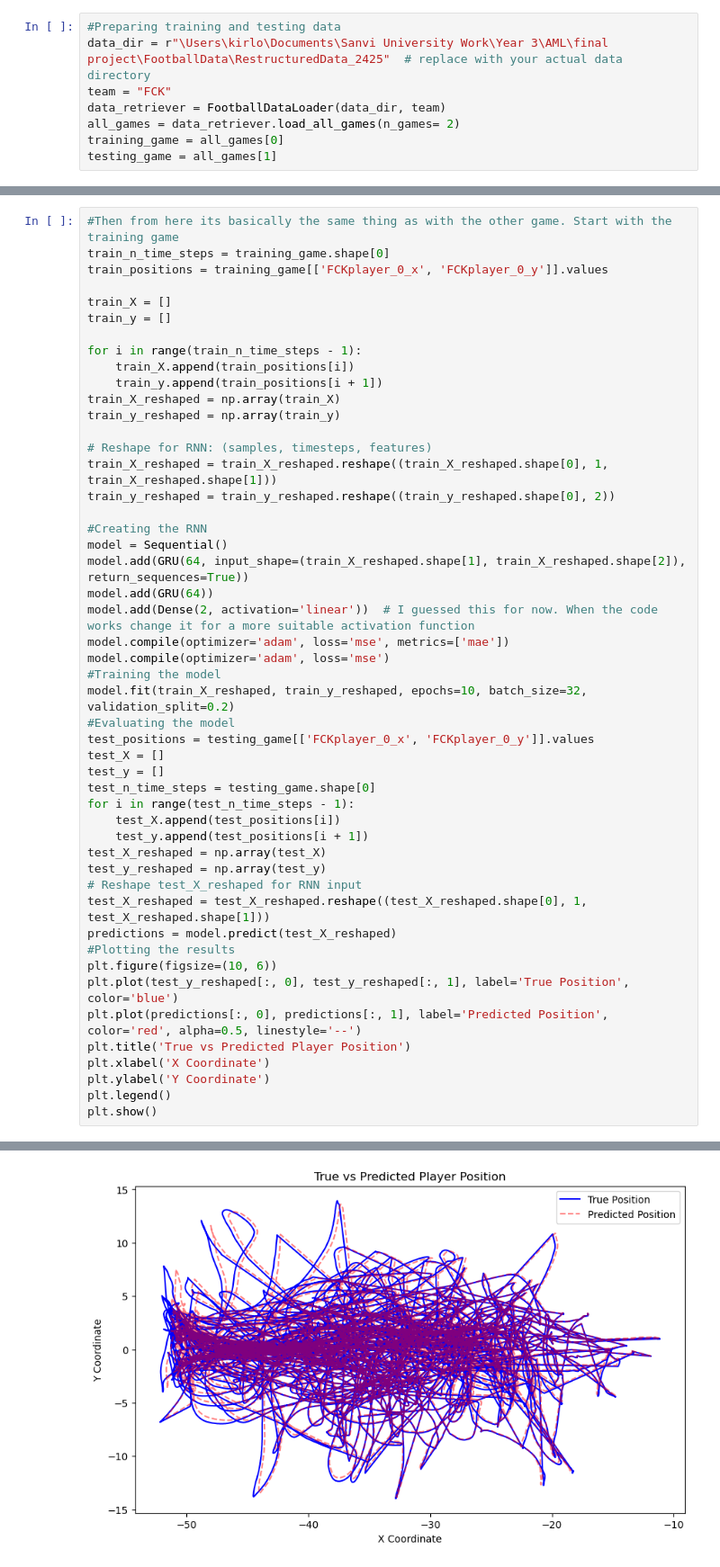
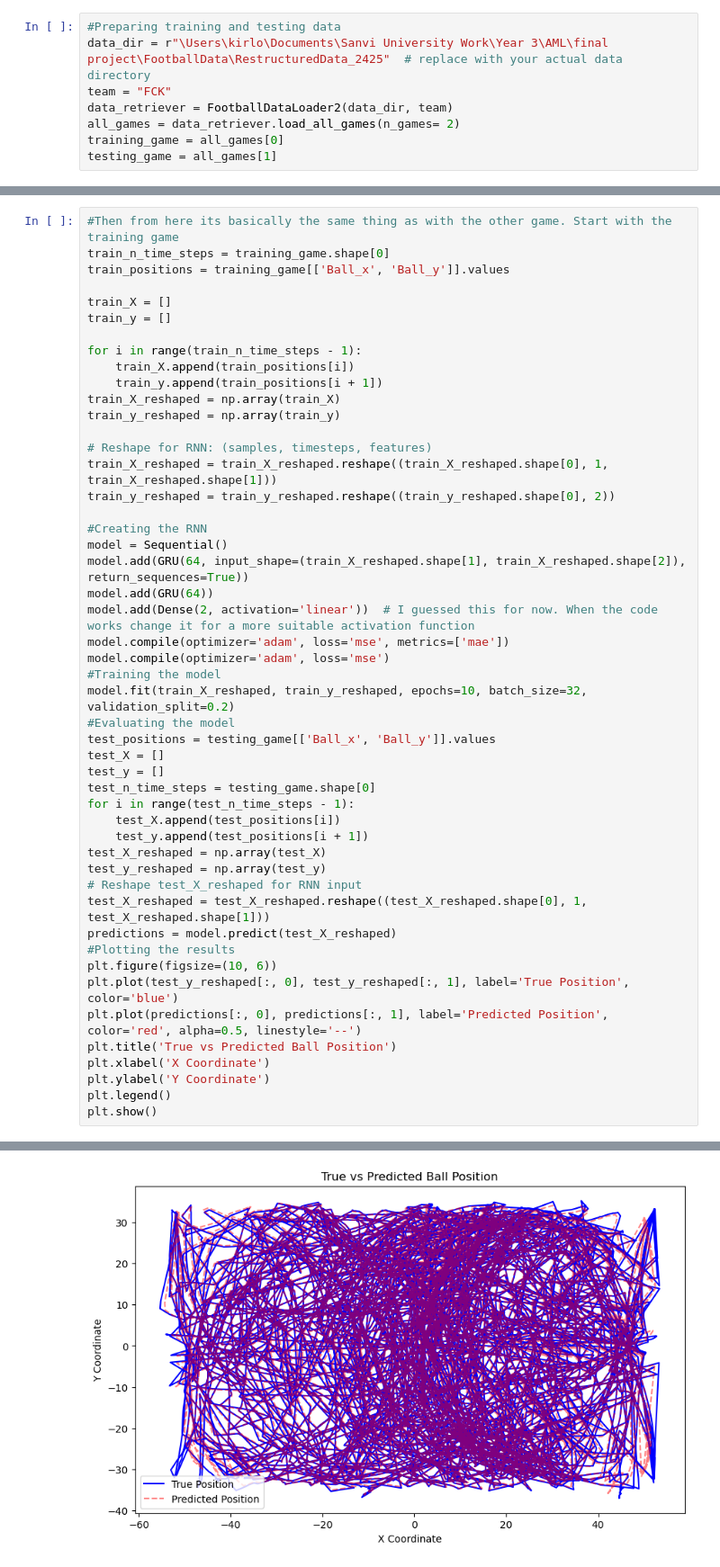
Before and after one commit to adiguzeldeniz/ekip_makine, a Jupyter notebook: Position NN 2 games.ipynb, the cells around one changed output, grey strips where cells are left out. Shown at 90% size. Drawn from its saved outputs; the diff is of its cells as text.

```diff
--- a/Position NN 2 games.ipynb
+++ b/Position NN 2 games.ipynb
@@ -14,7 +14,7 @@ from tensorflow.keras.layers import Dense, Dropout, SimpleRNN, LSTM, GRU
 #Preparing training and testing data
 data_dir = r"\Users\kirlo\Documents\Sanvi University Work\Year 3\AML\final project\FootballData\RestructuredData_2425"  # replace with your actual data directory
 team = "FCK"
-data_retriever = FootballDataLoader(data_dir, team)
+data_retriever = FootballDataLoader2(data_dir, team)
 all_games = data_retriever.load_all_games(n_games= 2)
 training_game = all_games[0]
 testing_game = all_games[1]
@@ -38,7 +56,7 @@ Total shape: (90691, 118)
 # %%
 #Then from here its basically the same thing as with the other game. Start with the training game
 train_n_time_steps = training_game.shape[0]
-train_positions = training_game[['FCKplayer_0_x', 'FCKplayer_0_y']].values
+train_positions = training_game[['Ball_x', 'Ball_y']].values
 
 train_X = []
 train_y = []
@@ -63,7 +81,7 @@ model.compile(optimizer='adam', loss='mse')
 #Training the model
 model.fit(train_X_reshaped, train_y_reshaped, epochs=10, batch_size=32, validation_split=0.2)
 #Evaluating the model
-test_positions = testing_game[['FCKplayer_0_x', 'FCKplayer_0_y']].values
+test_positions = testing_game[['Ball_x', 'Ball_y']].values
 test_X = []
 test_y = []
 test_n_time_steps = testing_game.shape[0]
@@ -79,7 +97,7 @@ predictions = model.predict(test_X_reshaped)
 plt.figure(figsize=(10, 6))
 plt.plot(test_y_reshaped[:, 0], test_y_reshaped[:, 1], label='True Position', color='blue')
 plt.plot(predictions[:, 0], predictions[:, 1], label='Predicted Position', color='red', alpha=0.5, linestyle='--')
-plt.title('True vs Predicted Player Position')
+plt.title('True vs Predicted Ball Position')
 plt.xlabel('X Coordinate')
 plt.ylabel('Y Coordinate')
 plt.legend()
@@ -105,4 +127,4 @@ Epoch 10/10
-[figure, old version]
+[figure, new version]
 # %%
 #Plotting loss
 history = model.history.history
```
Also changed, not shown: parts of 5 cells of this notebook, 12 other files.
